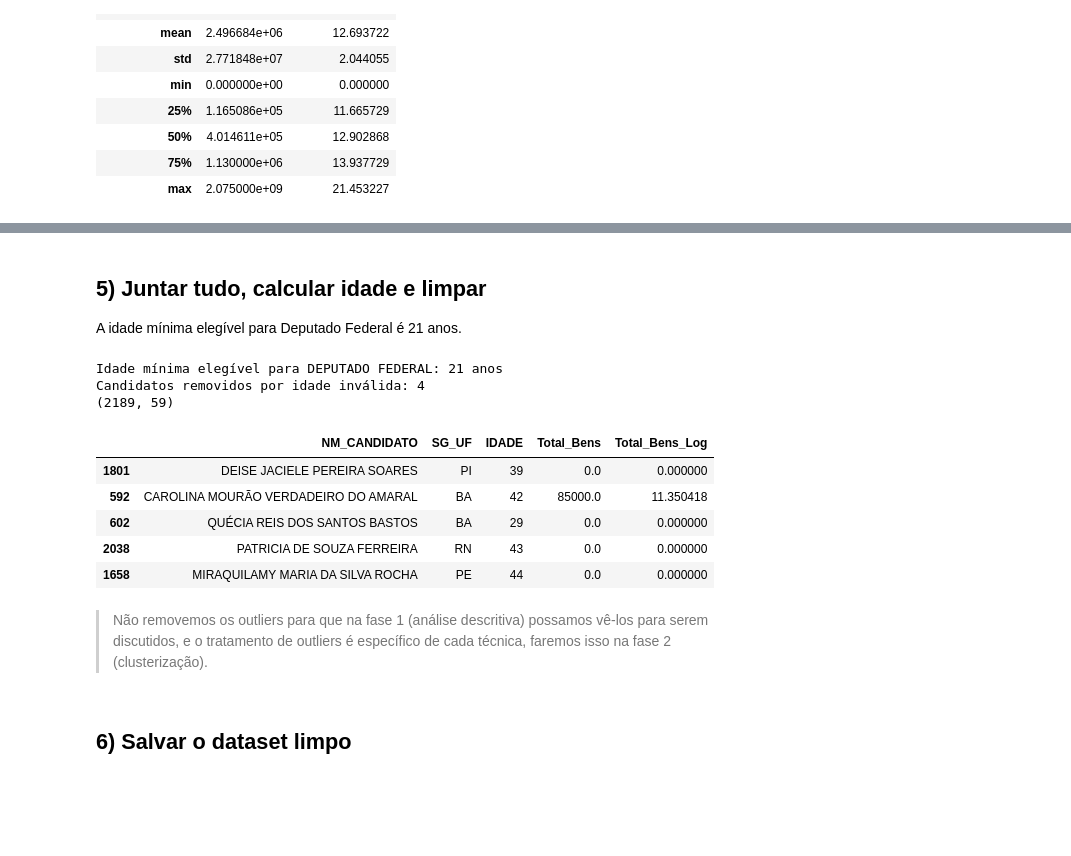
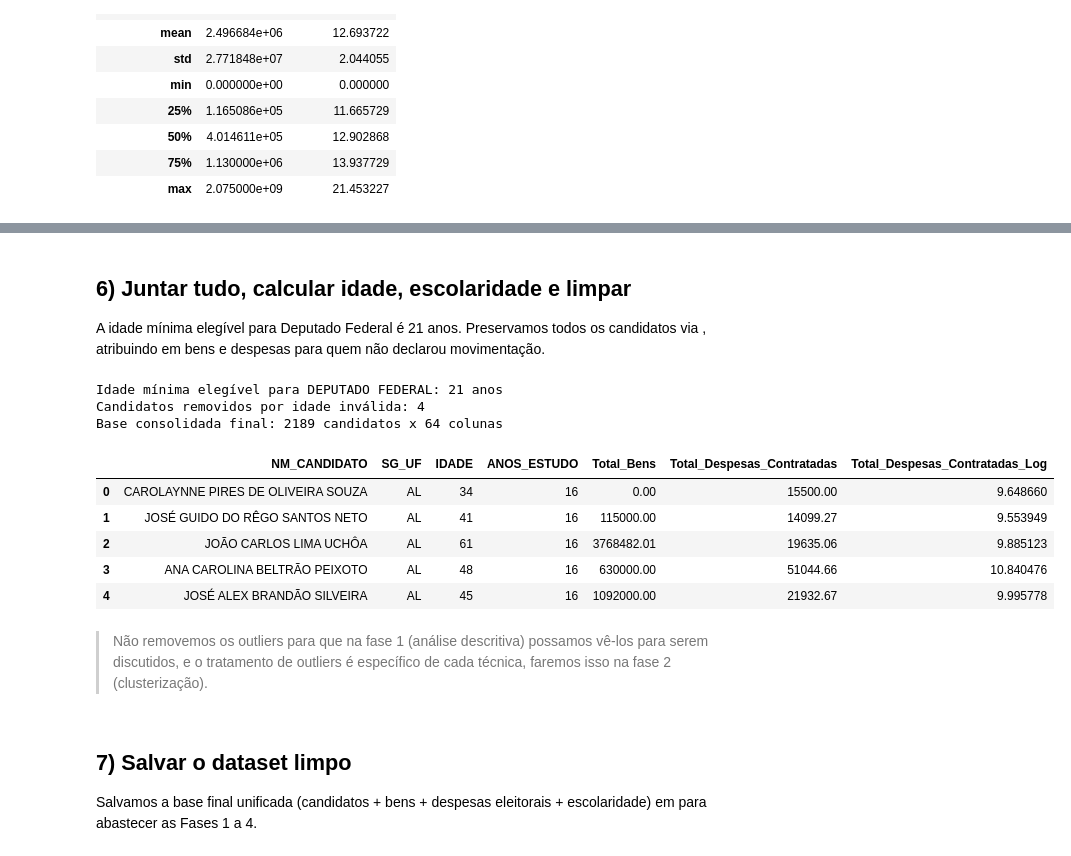
Before and after one commit to TiagoGandra/ml-senac-grupo4, a Jupyter notebook: 00_preparacao_dados.ipynb, the cells around one changed output, grey strips where cells are left out. Cells and saved outputs as stored; diff of their text form; code cells hidden in the pictures; blank space fills up the shorter version.

```diff
--- a/00_preparacao_dados.ipynb
+++ b/00_preparacao_dados.ipynb
@@ -40,6 +42,7 @@ os.makedirs('dados', exist_ok=True)
 # %%
 ZIP_CAND = f"dados/consulta_cand_{ANO_ELEICAO}.zip"
 ZIP_BEM = f"dados/bem_candidato_{ANO_ELEICAO}.zip"
+ZIP_PRESTACAO = f"dados/prestacao_de_contas_eleitorais_candidatos_{ANO_ELEICAO}.zip"
 
 def conferir_zip(caminho):
     if not os.path.exists(caminho):
@@ -59,6 +62,7 @@ def descompactar(nome_arquivo_zip, destino):
 
 conferir_zip(ZIP_CAND)
 conferir_zip(ZIP_BEM)
+conferir_zip(ZIP_PRESTACAO)
 # %% [output]
 OK: dados/consulta_cand_2026.zip (3.0 MB)
 OK: dados/bem_candidato_2026.zip (3.6 MB)
@@ -158,48 +225,73 @@ dfBem_pivot[['Total_Bens', 'Total_Bens_Log']].describe()
 # %% [markdown]
-## 5) Juntar tudo, calcular idade e limpar
+## 6) Juntar tudo, calcular idade, escolaridade e limpar
 
 A idade mínima elegível para Deputado Federal é 21 anos.
+Preservamos todos os candidatos via , atribuindo  em bens e despesas para quem não declarou movimentação.
 # %%
 IDADE_MINIMA_POR_CARGO = {
-    'PRESIDENTE': 35, 'VICE-PRESIDENTE': 35,
-    'GOVERNADOR': 30, 'VICE-GOVERNADOR': 30,
-    'SENADOR': 35,
-    'DEPUTADO FEDERAL': 21, 'DEPUTADO ESTADUAL': 21, 'DEPUTADO DISTRITAL': 21,
-    'PREFEITO': 21, 'VICE-PREFEITO': 21,
-    'VEREADOR': 18,
+    "PRESIDENTE": 35, "VICE-PRESIDENTE": 35,
+    "GOVERNADOR": 30, "VICE-GOVERNADOR": 30,
+    "SENADOR": 35,
+    "DEPUTADO FEDERAL": 21, "DEPUTADO ESTADUAL": 21, "DEPUTADO DISTRITAL": 21,
+    "PREFEITO": 21, "VICE-PREFEITO": 21,
+    "VEREADOR": 18,
 }
 idade_minima = IDADE_MINIMA_POR_CARGO.get(CARGO, 18)
 print(f"Idade mínima elegível para {CARGO}: {idade_minima} anos")
 
-dfCandBem = dfCargoFinal.merge(dfBem_pivot, on='SQ_CANDIDATO', how='left')
-dfCandBem['Total_Bens'] = dfCandBem['Total_Bens'].fillna(0)
-dfCandBem['Total_Bens_Log'] = dfCandBem['Total_Bens_Log'].fillna(0)
+# 1. Merge com bens
+dfCandBem = dfCargoFinal.merge(dfBem_pivot, on="SQ_CANDIDATO", how="left")
+dfCandBem["Total_Bens"] = dfCandBem["Total_Bens"].fillna(0)
+dfCandBem["Total_Bens_Log"] = dfCandBem["Total_Bens_Log"].fillna(0)
 
-dfCandBem['DT_ELEICAO'] = pd.to_datetime(dfCandBem['DT_ELEICAO'], format='%d/%m/%Y')
-dfCandBem['DT_NASCIMENTO'] = pd.to_datetime(dfCandBem['DT_NASCIMENTO'], format='%d/%m/%Y')
-dfCandBem['IDADE'] = (dfCandBem['DT_ELEICAO'] - dfCandBem['DT_NASCIMENTO']).dt.days // 365
+# 2. Merge com despesas eleitorais (LEFT JOIN)
+dfCandBem = dfCandBem.merge(df_despesas_totais, on="SQ_CANDIDATO", how="left")
+dfCandBem["Total_Despesas_Contratadas"] = dfCandBem["Total_Despesas_Contratadas"].fillna(0.0)
+dfCandBem["Total_Despesas_Pagas"] = dfCandBem["Total_Despesas_Pagas"].fillna(0.0)
+dfCandBem["Total_Despesas_Contratadas_Log"] = np.log1p(dfCandBem["Total_Despesas_Contratadas"])
+dfCandBem["Total_Despesas_Pagas_Log"] = np.log1p(dfCandBem["Total_Despesas_Pagas"])
 
-# remover idades inválidas (erro de cadastro) usando a idade mínima constitucional do cargo
+# 3. Mapeamento intervalar de escolaridade (anos de estudo formal)
+ANOS_ESTUDO_POR_GRAU = {
+    "ANALFABETO": 0,
+    "LÊ E ESCREVE": 1,
+    "ENSINO FUNDAMENTAL INCOMPLETO": 4,
+    "ENSINO FUNDAMENTAL COMPLETO": 8,
+    "ENSINO MÉDIO INCOMPLETO": 9,
+    "ENSINO MÉDIO COMPLETO": 11,
+    "SUPERIOR INCOMPLETO": 13,
+    "SUPERIOR COMPLETO": 16,
+}
+dfCandBem["ANOS_ESTUDO"] = dfCandBem["DS_GRAU_INSTRUCAO"].map(ANOS_ESTUDO_POR_GRAU)
+
+# 4. Cálculo da idade na data da eleição
+dfCandBem["DT_ELEICAO"] = pd.to_datetime(dfCandBem["DT_ELEICAO"], format="%d/%m/%Y")
+dfCandBem["DT_NASCIMENTO"] = pd.to_datetime(dfCandBem["DT_NASCIMENTO"], format="%d/%m/%Y")
+dfCandBem["IDADE"] = (dfCandBem["DT_ELEICAO"] - dfCandBem["DT_NASCIMENTO"]).dt.days // 365
+
+# 5. Filtragem por idade válida para o cargo
 antes = dfCandBem.shape[0]
-dfCandBem = dfCandBem[dfCandBem['IDADE'].between(idade_minima, 100)].copy()
+dfCandBem = dfCandBem[dfCandBem["IDADE"].between(idade_minima, 100)].copy()
 print(f"Candidatos removidos por idade inválida: {antes - dfCandBem.shape[0]}")
 
-print(dfCandBem.shape)
-dfCandBem[['NM_CANDIDATO', 'SG_UF', 'IDADE', 'Total_Bens', 'Total_Bens_Log']].sample(min(5, len(dfCandBem)))
+print(f"Base consolidada final: {dfCandBem.shape[0]} candidatos x {dfCandBem.shape[1]} colunas")
+display(dfCandBem[["NM_CANDIDATO", "SG_UF", "IDADE", "ANOS_ESTUDO", "Total_Bens", "Total_Despesas_Contratadas", "Total_Despesas_Contratadas_Log"]].head())
 # %% [output]
 Idade mínima elegível para DEPUTADO FEDERAL: 21 anos
 Candidatos removidos por idade inválida: 4
-(2189, 59)
+Base consolidada final: 2189 candidatos x 64 colunas
-|  | NM_CANDIDATO | SG_UF | IDADE | Total_Bens | Total_Bens_Log |
-| 1801 | DEISE JACIELE PEREIRA SOARES | PI | 39 | 0.0 | 0.000000 |
-| 592 | CAROLINA MOURÃO VERDADEIRO DO AMARAL | BA | 42 | 85000.0 | 11.350418 |
-| 602 | QUÉCIA REIS DOS SANTOS BASTOS | BA | 29 | 0.0 | 0.000000 |
-| 2038 | PATRICIA DE SOUZA FERREIRA | RN | 43 | 0.0 | 0.000000 |
-| 1658 | MIRAQUILAMY MARIA DA SILVA ROCHA | PE | 44 | 0.0 | 0.000000 |
+|  | NM_CANDIDATO | SG_UF | IDADE | ANOS_ESTUDO | Total_Bens | Total_Despesas_Contratadas | Total_Despesas_Contratadas_Log |
+| 0 | CAROLAYNNE PIRES DE OLIVEIRA SOUZA | AL | 34 | 16 | 0.00 | 15500.00 | 9.648660 |
+| 1 | JOSÉ GUIDO DO RÊGO SANTOS NETO | AL | 41 | 16 | 115000.00 | 14099.27 | 9.553949 |
+| 2 | JOÃO CARLOS LIMA UCHÔA | AL | 61 | 16 | 3768482.01 | 19635.06 | 9.885123 |
+| 3 | ANA CAROLINA BELTRÃO PEIXOTO | AL | 48 | 16 | 630000.00 | 51044.66 | 10.840476 |
+| 4 | JOSÉ ALEX BRANDÃO SILVEIRA | AL | 45 | 16 | 1092000.00 | 21932.67 | 9.995778 |
 # %% [markdown]
 > Não removemos os outliers para que na fase 1 (análise descritiva) possamos vê-los para serem discutidos, e o tratamento de outliers é específico de cada técnica, faremos isso na fase 2 (clusterização).
-# %% [markdown]
-## 6) Salvar o dataset limpo
+# %% [markdown]
+## 7) Salvar o dataset limpo
+
+Salvamos a base final unificada (candidatos + bens + despesas eleitorais + escolaridade) em  para abastecer as Fases 1 a 4.
 # %%
 nome_uf = UF if UF is not None else 'BRASIL'
 nome_cargo = CARGO.replace(' ', '_')
```
Also changed, not shown: parts of 5 cells of this notebook, 5 other files.
